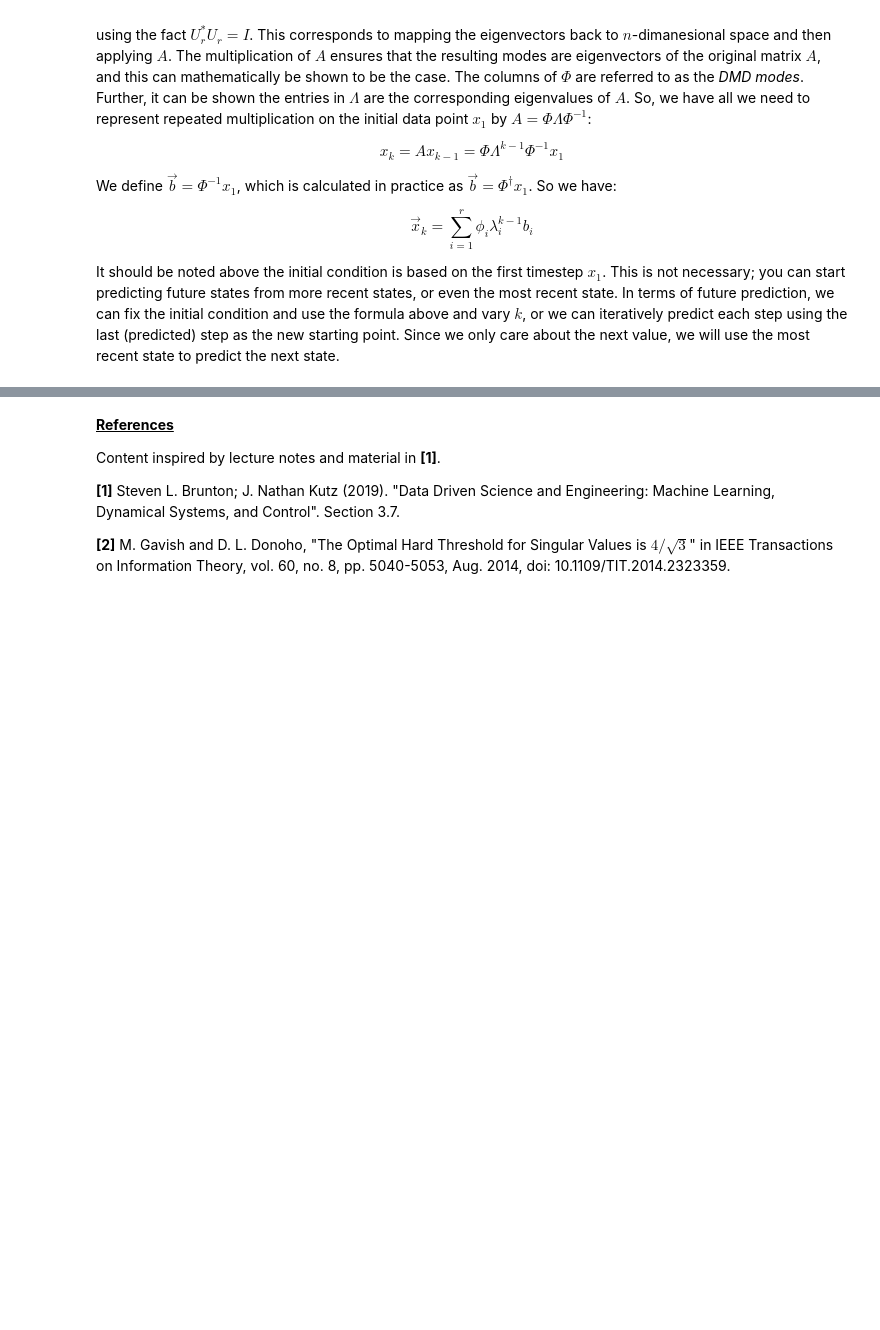
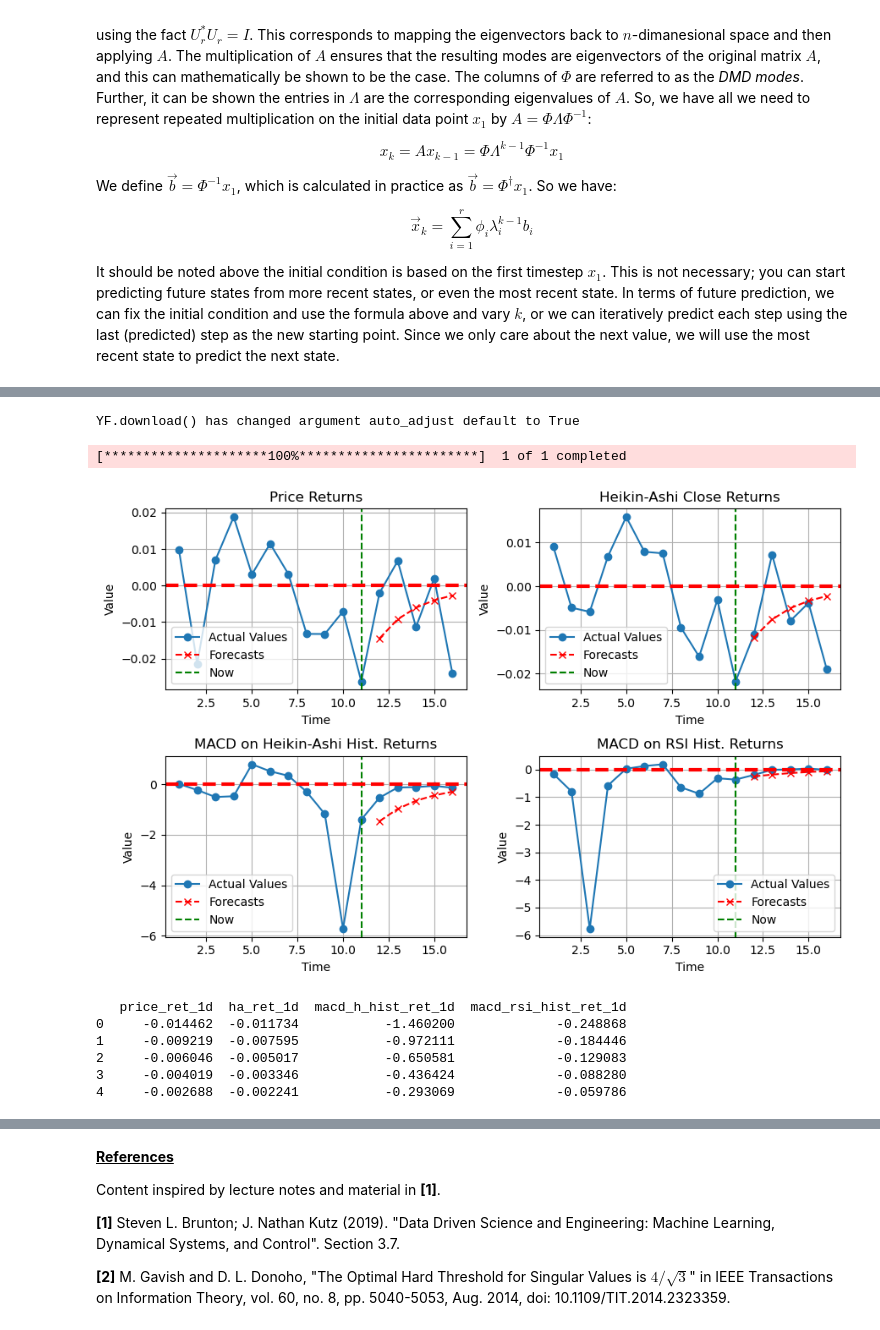
Before and after one commit to bodle720/DSTopics, a Jupyter notebook: DMD/DMD_algo_trading.ipynb, the cells around one changed output, grey strips where cells are left out. Drawn from its saved outputs; the diff is of its cells as text; code cells hidden in the pictures; blank space fills up the shorter version.

```diff
--- a/DMD/DMD_algo_trading.ipynb
+++ b/DMD/DMD_algo_trading.ipynb
@@ -163,0 +299,62 @@ import pandas as pd
+# %%
+# Imports
+import yfinance as yf
+from helpers import plot_DMD_forecasts
+
+# The symbol for Apple is AAPL.
+ticker = "AAPL"
+
+# Get a lot of data to test.
+start_date = "2005-01-01"
+end_date = "2025-03-02"
+
+# Set the parameters
+look_back = 10 # This is m for DMD.
+forecast_steps = 5 # How far out to forecast?
+view_tf = 1 # Each step in the plot represents this many days.
+dmd_approach = 'iterative' # Either 'iterative' or 'power' as described above.
+dmd_perc_cumul_var = 0.95 # Used in determining 'r' for DMD. The amount of explained variance required in the reduced feature space.
+timeframes = [1, 2] # Used in the calculation of DMD predictions, but not directly viewed in the plot (see view_tf above).
+
+# MACD parameters. 12, 26, and 9 are standard.
+macd_fast = 12
+macd_slow = 26
+macd_signal = 9
+
+# What date do we want to visualize and predict from?
+date = '2025-01-02'
+
+# Create the data.
+df = yf.download(ticker,
+                start = start_date,
+                end = end_date,
+                multi_level_index = False,
+                interval="1d")
+# %% [output]
+YF.download() has changed argument auto_adjust default to True
+[*********************100%***********************]  1 of 1 completed
+# %%
+# Plot it.
+forecast_df = plot_DMD_forecasts(df,
+                        date,
+                        look_back,
+                        forecast_steps,
+                        view_tf,
+                        dmd_approach = dmd_approach,
+                        dmd_perc_cumul_var = dmd_perc_cumul_var,
+                        timeframes = timeframes,
+                        macd_fast = macd_fast,
+                        macd_slow = macd_slow,
+                        macd_signal = macd_signal,
+                        save_to = None,
+                        figsize = (9,6))
+
+print(forecast_df)
+# %% [output]
+[figure, added]
+   price_ret_1d  ha_ret_1d  macd_h_hist_ret_1d  macd_rsi_hist_ret_1d
+0     -0.014462  -0.011734           -1.460200             -0.248868
+1     -0.009219  -0.007595           -0.972111             -0.184446
+2     -0.006046  -0.005017           -0.650581             -0.129083
+3     -0.004019  -0.003346           -0.436424             -0.088280
+4     -0.002688  -0.002241           -0.293069             -0.059786
```
Also changed, not shown: parts of 21 cells of this notebook, 9 other files.
